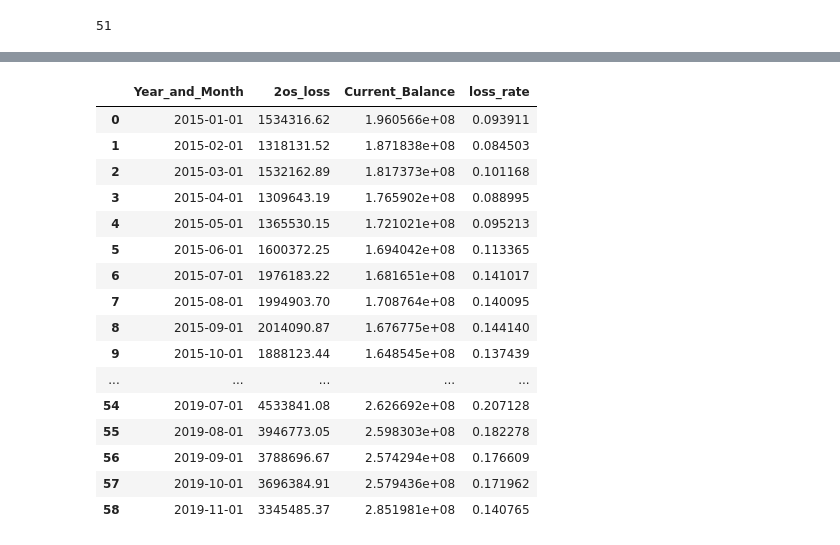
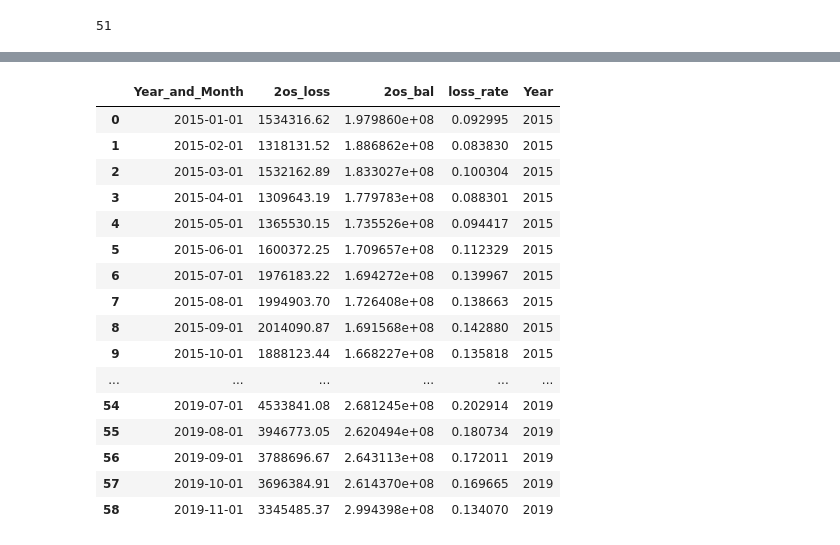
Before and after one commit to XuetingS/PP, a Jupyter notebook: src/Vertical Loss.ipynb, the cells around one changed output, grey strips where cells are left out. Cells and saved outputs as stored; diff of their text form; code cells hidden in the pictures.

```diff
--- a/src/Vertical Loss.ipynb
+++ b/src/Vertical Loss.ipynb
@@ -147,31 +154,31 @@ df_15 = Perf[Perf['Year']>=2015]
 d1 = df_15[(df_15['Bad']==1)&(df_15['Ever_Bad']<=1)].groupby('Year_and_Month').agg({'2os_loss':'sum'}).reset_index()
 # %%
 # Monthly balance of active accounts
-d2 = df_15.groupby('Year_and_Month').agg({'Current_Balance':'sum'}).reset_index()
+d2 = df_15.groupby('Year_and_Month').agg({'2os_bal':'sum'}).reset_index()
 # %%
 # Merge these two by `Year and Month`
 d3 = d1.merge(d2, how='left', on='Year_and_Month')
 # %%
-d3['loss_rate'] = (d3['2os_loss']/d3['Current_Balance'])*12
+d3['loss_rate'] = (d3['2os_loss']/d3['2os_bal'])*12
 d3['Year']=d3['Year_and_Month'].dt.year
 d3
 # %% [output]
-|  | Year_and_Month | 2os_loss | Current_Balance | loss_rate |
-| 0 | 2015-01-01 | 1534316.62 | 1.960566e+08 | 0.093911 |
-| 1 | 2015-02-01 | 1318131.52 | 1.871838e+08 | 0.084503 |
-| 2 | 2015-03-01 | 1532162.89 | 1.817373e+08 | 0.101168 |
-| 3 | 2015-04-01 | 1309643.19 | 1.765902e+08 | 0.088995 |
-| 4 | 2015-05-01 | 1365530.15 | 1.721021e+08 | 0.095213 |
-| 5 | 2015-06-01 | 1600372.25 | 1.694042e+08 | 0.113365 |
-| 6 | 2015-07-01 | 1976183.22 | 1.681651e+08 | 0.141017 |
-| 7 | 2015-08-01 | 1994903.70 | 1.708764e+08 | 0.140095 |
-| 8 | 2015-09-01 | 2014090.87 | 1.676775e+08 | 0.144140 |
-| 9 | 2015-10-01 | 1888123.44 | 1.648545e+08 | 0.137439 |
-| ... | ... | ... | ... | ... |
-| 54 | 2019-07-01 | 4533841.08 | 2.626692e+08 | 0.207128 |
-| 55 | 2019-08-01 | 3946773.05 | 2.598303e+08 | 0.182278 |
-| 56 | 2019-09-01 | 3788696.67 | 2.574294e+08 | 0.176609 |
-| 57 | 2019-10-01 | 3696384.91 | 2.579436e+08 | 0.171962 |
-| 58 | 2019-11-01 | 3345485.37 | 2.851981e+08 | 0.140765 |
+|  | Year_and_Month | 2os_loss | 2os_bal | loss_rate | Year |
+| 0 | 2015-01-01 | 1534316.62 | 1.979860e+08 | 0.092995 | 2015 |
+| 1 | 2015-02-01 | 1318131.52 | 1.886862e+08 | 0.083830 | 2015 |
+| 2 | 2015-03-01 | 1532162.89 | 1.833027e+08 | 0.100304 | 2015 |
+| 3 | 2015-04-01 | 1309643.19 | 1.779783e+08 | 0.088301 | 2015 |
+| 4 | 2015-05-01 | 1365530.15 | 1.735526e+08 | 0.094417 | 2015 |
+| 5 | 2015-06-01 | 1600372.25 | 1.709657e+08 | 0.112329 | 2015 |
+| 6 | 2015-07-01 | 1976183.22 | 1.694272e+08 | 0.139967 | 2015 |
+| 7 | 2015-08-01 | 1994903.70 | 1.726408e+08 | 0.138663 | 2015 |
+| 8 | 2015-09-01 | 2014090.87 | 1.691568e+08 | 0.142880 | 2015 |
+| 9 | 2015-10-01 | 1888123.44 | 1.668227e+08 | 0.135818 | 2015 |
+| ... | ... | ... | ... | ... | ... |
+| 54 | 2019-07-01 | 4533841.08 | 2.681245e+08 | 0.202914 | 2019 |
+| 55 | 2019-08-01 | 3946773.05 | 2.620494e+08 | 0.180734 | 2019 |
+| 56 | 2019-09-01 | 3788696.67 | 2.643113e+08 | 0.172011 | 2019 |
+| 57 | 2019-10-01 | 3696384.91 | 2.614370e+08 | 0.169665 | 2019 |
+| 58 | 2019-11-01 | 3345485.37 | 2.994398e+08 | 0.134070 | 2019 |
 # %%
 d3.groupby('Year').agg({'loss_rate':'mean'}).reset_index()
```
Also changed, not shown: parts of 75 cells of this notebook.
